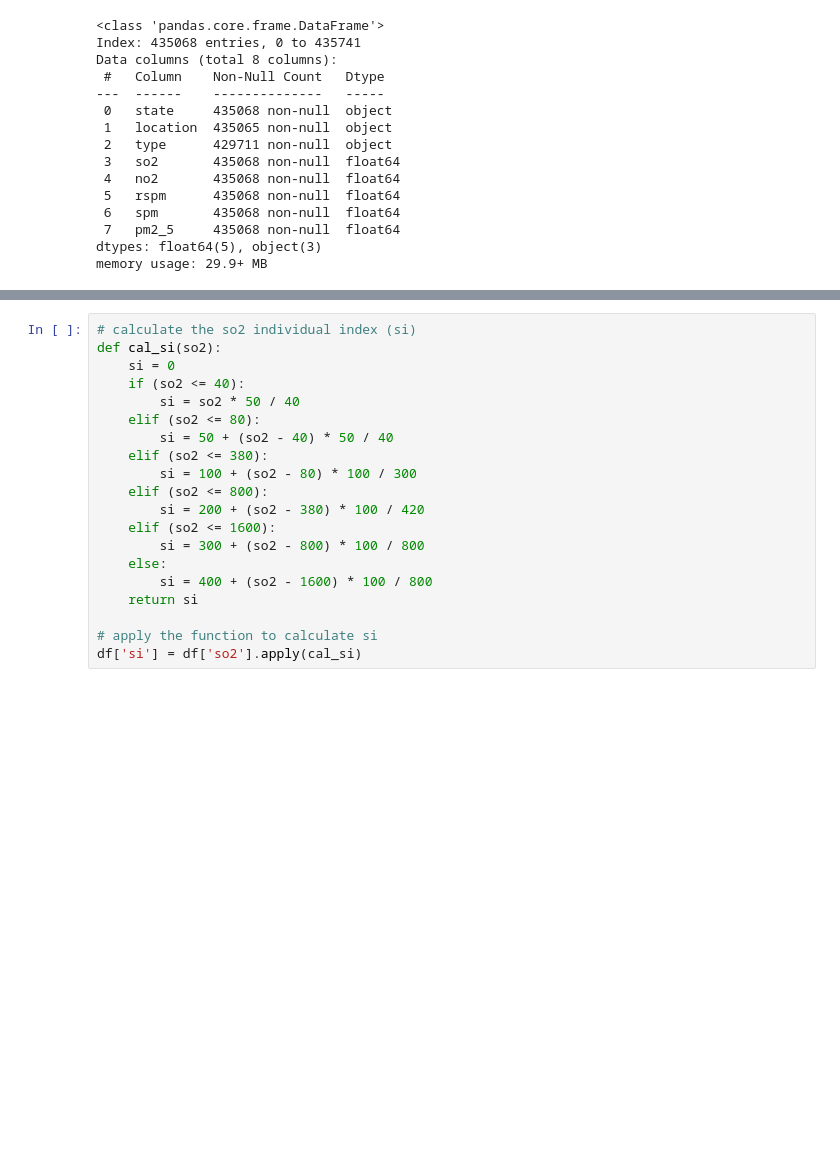
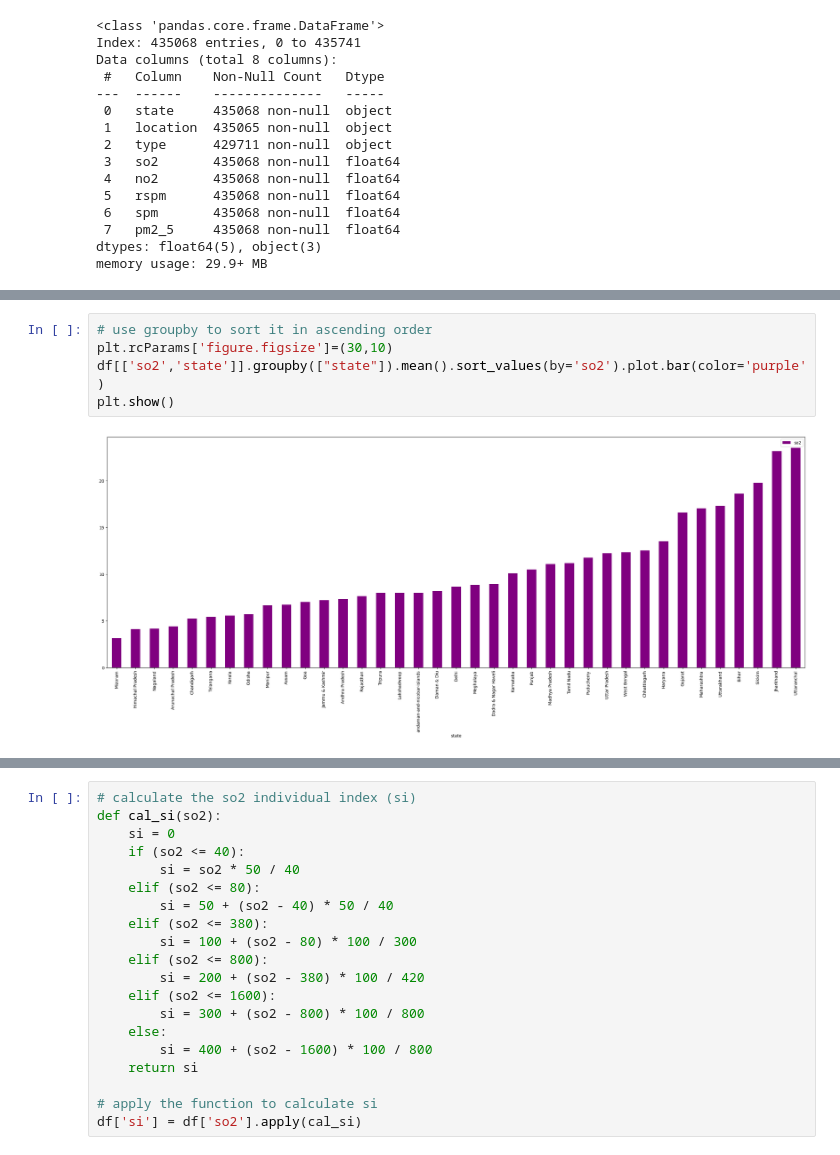
Before and after one commit to Panchajanya1999/aqi_ml, a Jupyter notebook: notebook.ipynb, the cells around one changed output, grey strips where cells are left out. Saved outputs shown, nothing was run; the diff lists cells and outputs as text; blank space fills up the shorter version.

```diff
--- a/notebook.ipynb
+++ b/notebook.ipynb
@@ -185,0 +260,7 @@ memory usage: 29.9+ MB
+# %%
+# use groupby to sort it in ascending order
+plt.rcParams['figure.figsize']=(30,10)
+df[['so2','state']].groupby(["state"]).mean().sort_values(by='so2').plot.bar(color='purple')
+plt.show()
+# %% [output]
+[figure, added]
```
Also changed, not shown: parts of 25 cells of this notebook.
